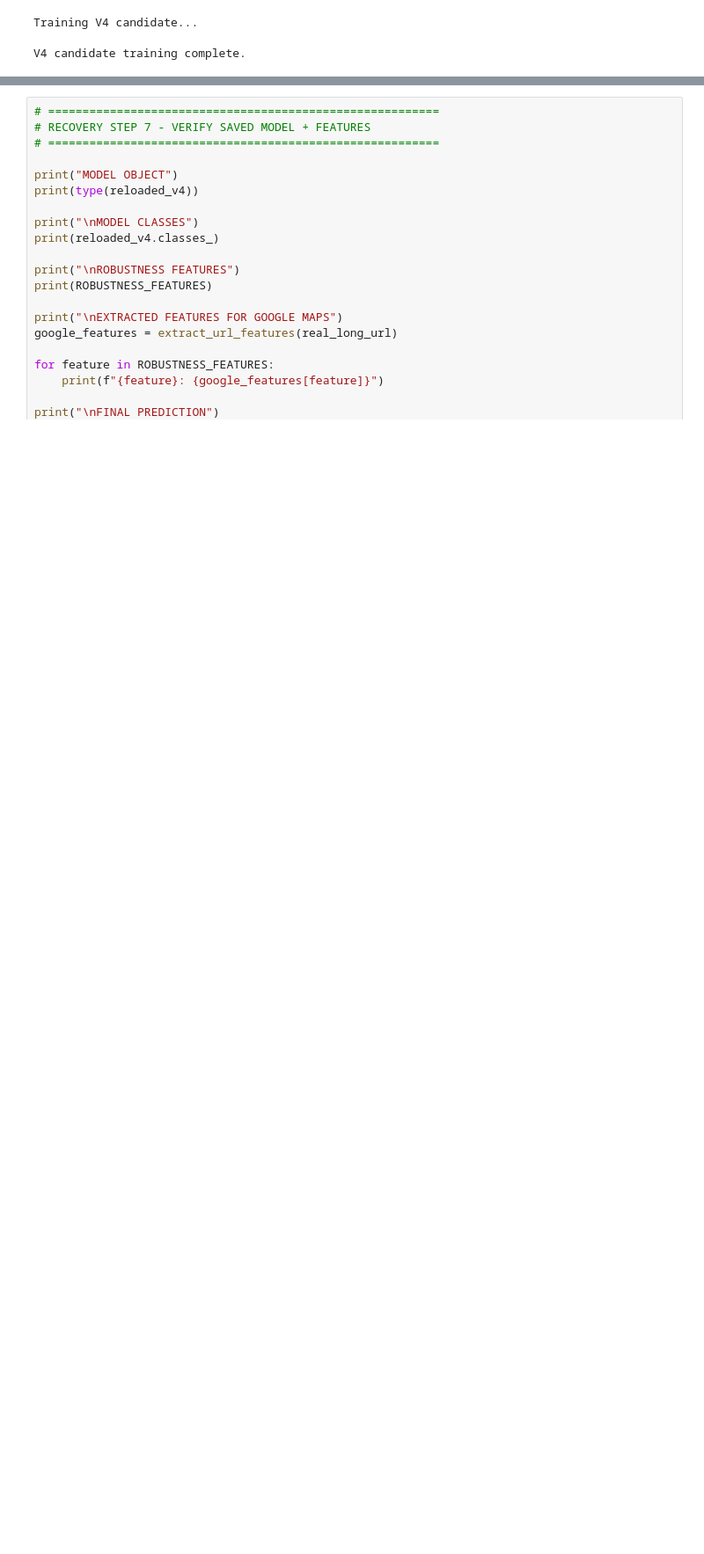
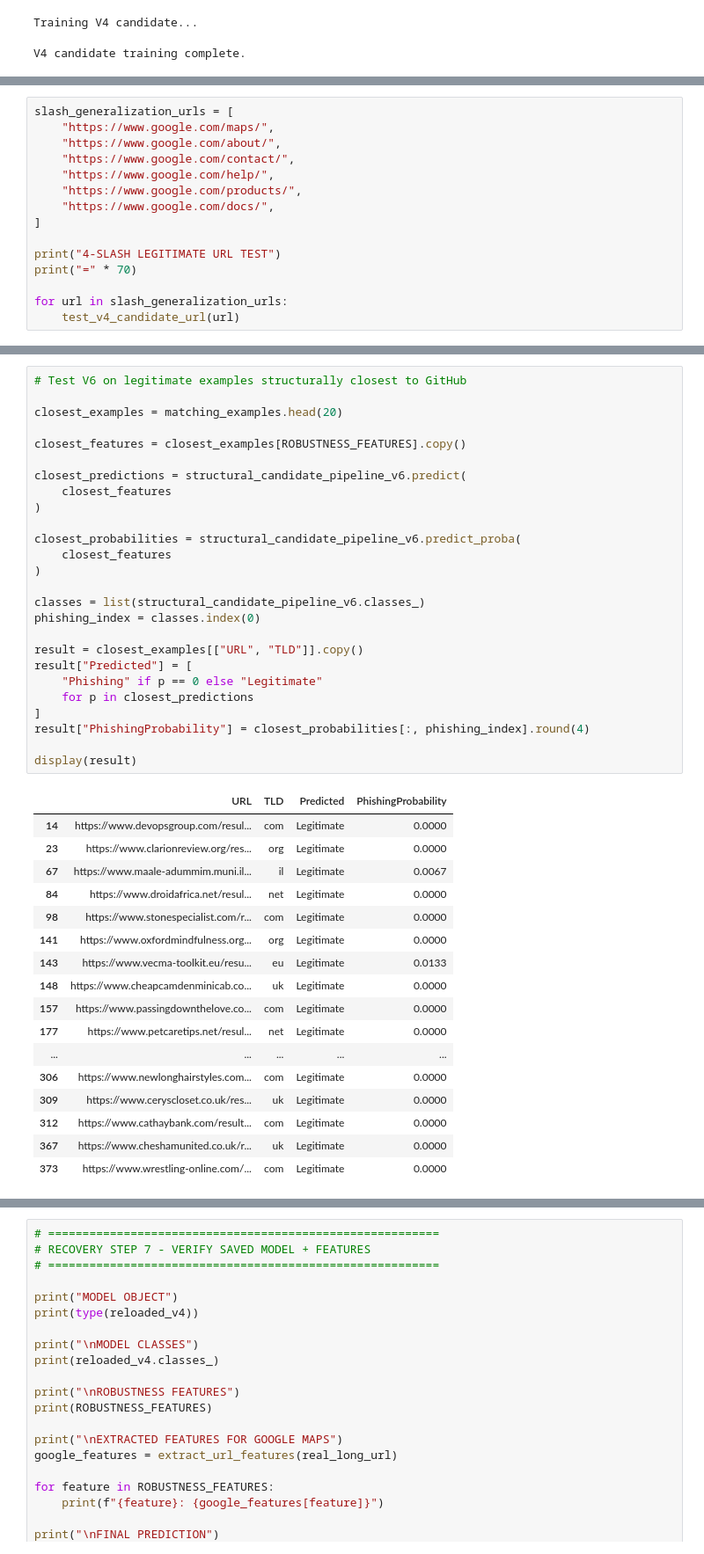
Before and after one commit to swanandiii333/TrustLens-, a Jupyter notebook: notebooks/05_final_production_model.ipynb, the cells around one changed output, grey strips where cells are left out. Shown at 88% size. Saved outputs shown, nothing was run; the diff lists cells and outputs as text; blank space fills up the shorter version.

Commit message:
Finalize documentation and production project

```diff
--- a/notebooks/05_final_production_model.ipynb
+++ b/notebooks/05_final_production_model.ipynb
@@ -2950,0 +3542,15 @@ V4 candidate training complete.
+# %%
+slash_generalization_urls = [
+    "https://www.google.com/maps/",
+    "https://www.google.com/about/",
+    "https://www.google.com/contact/",
+    "https://www.google.com/help/",
+    "https://www.google.com/products/",
+    "https://www.google.com/docs/",
+]
+
+print("4-SLASH LEGITIMATE URL TEST")
+print("=" * 70)
+
+for url in slash_generalization_urls:
+    test_v4_candidate_url(url)
@@ -2950,0 +5038,44 @@ V4 candidate training complete.
+# %%
+# Test V6 on legitimate examples structurally closest to GitHub
+
+closest_examples = matching_examples.head(20)
+
+closest_features = closest_examples[ROBUSTNESS_FEATURES].copy()
+
+closest_predictions = structural_candidate_pipeline_v6.predict(
+    closest_features
+)
+
+closest_probabilities = structural_candidate_pipeline_v6.predict_proba(
+    closest_features
+)
+
+classes = list(structural_candidate_pipeline_v6.classes_)
+phishing_index = classes.index(0)
+
+result = closest_examples[["URL", "TLD"]].copy()
+result["Predicted"] = [
+    "Phishing" if p == 0 else "Legitimate"
+    for p in closest_predictions
+]
+result["PhishingProbability"] = closest_probabilities[:, phishing_index].round(4)
+
+display(result)
+# %% [output]
+|  | URL | TLD | Predicted | PhishingProbability |
+| 14 | https://www.devopsgroup.com/resul... | com | Legitimate | 0.0000 |
+| 23 | https://www.clarionreview.org/res... | org | Legitimate | 0.0000 |
+| 67 | https://www.maale-adummim.muni.il... | il | Legitimate | 0.0067 |
+| 84 | https://www.droidafrica.net/resul... | net | Legitimate | 0.0000 |
+| 98 | https://www.stonespecialist.com/r... | com | Legitimate | 0.0000 |
+| 141 | https://www.oxfordmindfulness.org... | org | Legitimate | 0.0000 |
+| 143 | https://www.vecma-toolkit.eu/resu... | eu | Legitimate | 0.0133 |
+| 148 | https://www.cheapcamdenminicab.co... | uk | Legitimate | 0.0000 |
+| 157 | https://www.passingdownthelove.co... | com | Legitimate | 0.0000 |
+| 177 | https://www.petcaretips.net/resul... | net | Legitimate | 0.0000 |
+| ... | ... | ... | ... | ... |
+| 306 | https://www.newlonghairstyles.com... | com | Legitimate | 0.0000 |
+| 309 | https://www.ceryscloset.co.uk/res... | uk | Legitimate | 0.0000 |
+| 312 | https://www.cathaybank.com/result... | com | Legitimate | 0.0000 |
+| 367 | https://www.cheshamunited.co.uk/r... | uk | Legitimate | 0.0000 |
+| 373 | https://www.wrestling-online.com/... | com | Legitimate | 0.0000 |
```
Also changed, not shown: parts of 70 cells of this notebook, 15 other files.
